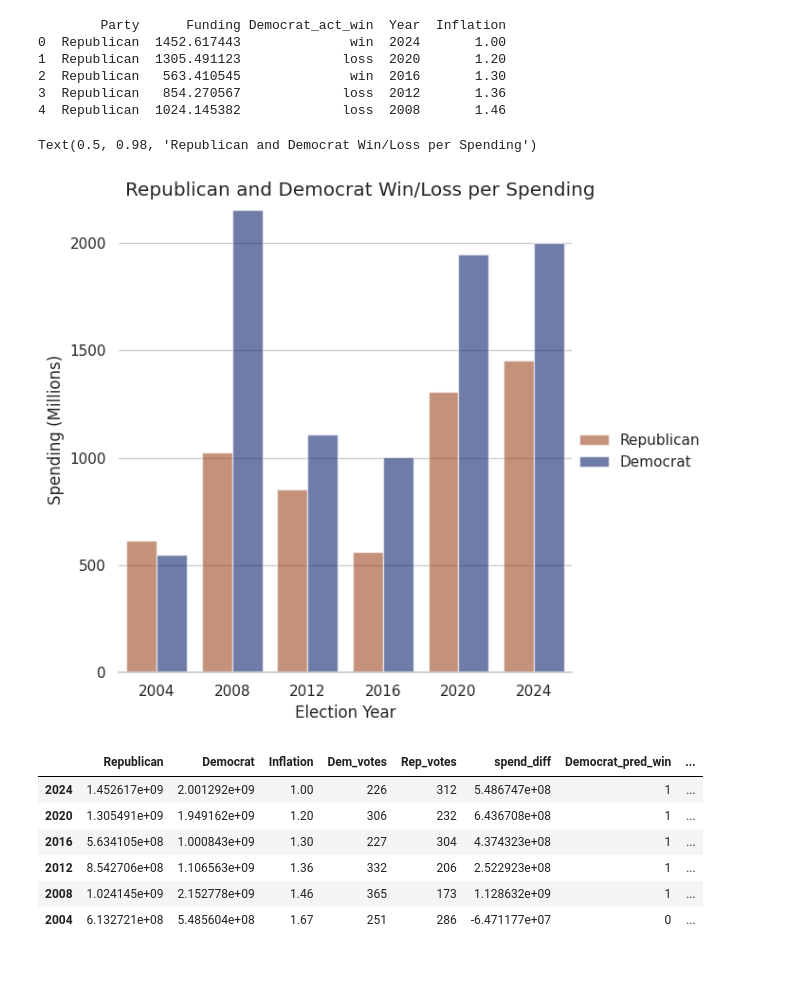
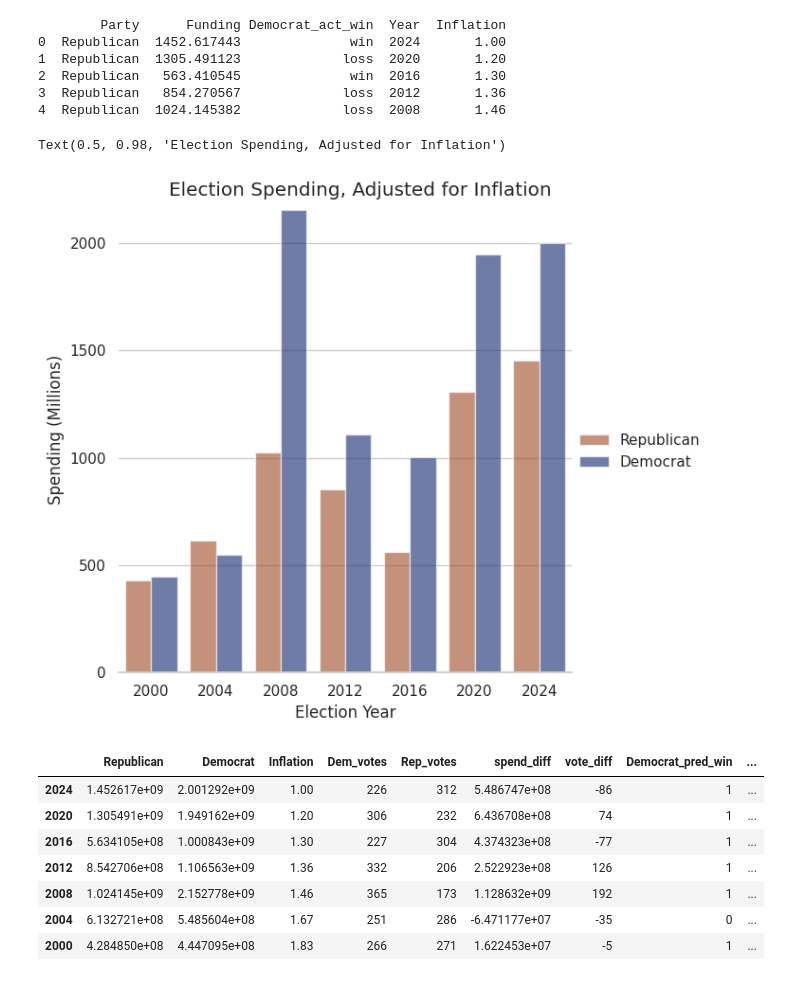
Before and after one commit to thansen0/election-p-value, a Jupyter notebook: election.ipynb, the cells around one changed output. Saved outputs shown, nothing was run; the diff lists cells and outputs as text; code cells hidden in the pictures.

```diff
--- a/election.ipynb
+++ b/election.ipynb
@@ -15,12 +15,12 @@ import seaborn as sns
 # Inflation data from here, starting in Jan for each year https://www.bls.gov/data/inflation_calculator.htm
 
 elfd = pd.DataFrame(
-    {"Republican" : [1452617443, 1087909269, 433392727, 628140123,  701469440, 367228819],
-     "Democrat"   : [2001292139, 1624301628, 769879088, 813649144, 1474505205, 328479256],
-     "Inflation"  : [         1,       1.20,      1.30,      1.36,       1.46,      1.67], # 1.83 for 2000
-     "Dem_votes"  : [       226,        306,       227,       332,        365,       251],
-     "Rep_votes"  : [       312,        232,       304,       206,        173,       286]},
-      index =             [2024,       2020,      2016,      2012,       2008,      2004]
+    {"Republican" : [1452617443, 1087909269, 433392727, 628140123,  701469440, 367228819, 234144785],
+     "Democrat"   : [2001292139, 1624301628, 769879088, 813649144, 1474505205, 328479256, 243010649],
+     "Inflation"  : [         1,       1.20,      1.30,      1.36,       1.46,      1.67,      1.83],
+     "Dem_votes"  : [       226,        306,       227,       332,        365,       251,       266],
+     "Rep_votes"  : [       312,        232,       304,       206,        173,       286,       271]},
+      index =       [      2024,       2020,      2016,      2012,       2008,      2004,      2000]
 )
 
 elfd["spend_diff"] = elfd["Democrat"] - elfd["Republican"]
@@ -72,47 +73,49 @@ Text(0.5, 0.98, 'Republican and Democrat Win/Loss per Spending')
 # %%
-ndf = pd.melt(elfd).head(12).rename(columns={"variable": "Party"}).rename(columns={"value": "Funding"})
-ndf["Democrat_act_win"] = [0,1,0,1,1,0,0,1,0,1,1,0]
+ndf = pd.melt(elfd).head(14).rename(columns={"variable": "Party"}).rename(columns={"value": "Funding"})
+ndf["Democrat_act_win"] = [0,1,0,1,1,0,0,0,1,0,1,1,0,0]
 ndf["Democrat_act_win"] = np.where(ndf["Democrat_act_win"] == 0, "win", "loss")
-ndf["Year"] = [2024, 2020, 2016, 2012, 2008, 2004, 2024, 2020, 2016, 2012, 2008, 2004]
-ndf["Inflation"] = [1, 1.20, 1.30, 1.36, 1.46, 1.67, 1, 1.20, 1.30, 1.36, 1.46, 1.67]
+ndf["Year"] = [2024, 2020, 2016, 2012, 2008, 2004, 2000, 2024, 2020, 2016, 2012, 2008, 2004, 2000]
+ndf["Inflation"] = [1, 1.20, 1.30, 1.36, 1.46, 1.67, 1.83, 1, 1.20, 1.30, 1.36, 1.46, 1.67, 1.83]
 ndf["Funding"] = ndf["Funding"] / 1000000 # In millions now
 ndf["Funding"] = ndf["Funding"] * ndf["Inflation"]
 
 print(ndf.head(5))
 
 sns.set_theme(style="whitegrid")
 reversed_palette = sns.color_palette("dark", 2)[::-1]
 
 g = sns.catplot(
     data=ndf, kind="bar",
     x="Year", y="Funding", hue="Party",
     errorbar="sd", palette=reversed_palette, alpha=.6, height=6
 )
 g.despine(left=True)
 g.set_axis_labels("Election Year", "Spending (Millions)")
 g.legend.set_title("")
-g.fig.suptitle("Republican and Democrat Win/Loss per Spending")
+g.fig.suptitle("Election Spending, Adjusted for Inflation")
 # %% [output]
         Party      Funding Democrat_act_win  Year  Inflation
 0  Republican  1452.617443              win  2024       1.00
 1  Republican  1305.491123             loss  2020       1.20
 2  Republican   563.410545              win  2016       1.30
 3  Republican   854.270567             loss  2012       1.36
 4  Republican  1024.145382             loss  2008       1.46
-Text(0.5, 0.98, 'Republican and Democrat Win/Loss per Spending')
+Text(0.5, 0.98, 'Election Spending, Adjusted for Inflation')
-[figure, old version]
+[figure, new version]
 # %%
 # adjust data for inflation
-elfd["Republican"] = elfd["Republican"] * elfd["Inflation"]
-elfd["Democrat"] = elfd["Democrat"] * elfd["Inflation"]
-elfd["spend_diff"] = elfd["spend_diff"] * elfd["Inflation"]
+elfdi = elfd.copy()
+elfdi["Republican"] = elfd["Republican"] * elfd["Inflation"]
+elfdi["Democrat"] = elfd["Democrat"] * elfd["Inflation"]
+elfdi["spend_diff"] = elfd["spend_diff"] * elfd["Inflation"]
 
-elfd
+elfdi
 # %% [output]
-|  | Republican | Democrat | Inflation | Dem_votes | Rep_votes | spend_diff | Democrat_pred_win | ... |
-| 2024 | 1.452617e+09 | 2.001292e+09 | 1.00 | 226 | 312 | 5.486747e+08 | 1 | ... |
-| 2020 | 1.305491e+09 | 1.949162e+09 | 1.20 | 306 | 232 | 6.436708e+08 | 1 | ... |
-| 2016 | 5.634105e+08 | 1.000843e+09 | 1.30 | 227 | 304 | 4.374323e+08 | 1 | ... |
-| 2012 | 8.542706e+08 | 1.106563e+09 | 1.36 | 332 | 206 | 2.522923e+08 | 1 | ... |
-| 2008 | 1.024145e+09 | 2.152778e+09 | 1.46 | 365 | 173 | 1.128632e+09 | 1 | ... |
-| 2004 | 6.132721e+08 | 5.485604e+08 | 1.67 | 251 | 286 | -6.471177e+07 | 0 | ... |
+|  | Republican | Democrat | Inflation | Dem_votes | Rep_votes | spend_diff | vote_diff | Democrat_pred_win | ... |
+| 2024 | 1.452617e+09 | 2.001292e+09 | 1.00 | 226 | 312 | 5.486747e+08 | -86 | 1 | ... |
+| 2020 | 1.305491e+09 | 1.949162e+09 | 1.20 | 306 | 232 | 6.436708e+08 | 74 | 1 | ... |
+| 2016 | 5.634105e+08 | 1.000843e+09 | 1.30 | 227 | 304 | 4.374323e+08 | -77 | 1 | ... |
+| 2012 | 8.542706e+08 | 1.106563e+09 | 1.36 | 332 | 206 | 2.522923e+08 | 126 | 1 | ... |
+| 2008 | 1.024145e+09 | 2.152778e+09 | 1.46 | 365 | 173 | 1.128632e+09 | 192 | 1 | ... |
+| 2004 | 6.132721e+08 | 5.485604e+08 | 1.67 | 251 | 286 | -6.471177e+07 | -35 | 0 | ... |
+| 2000 | 4.284850e+08 | 4.447095e+08 | 1.83 | 266 | 271 | 1.622453e+07 | -5 | 1 | ... |
```
Also changed, not shown: parts of 18 cells of this notebook.
